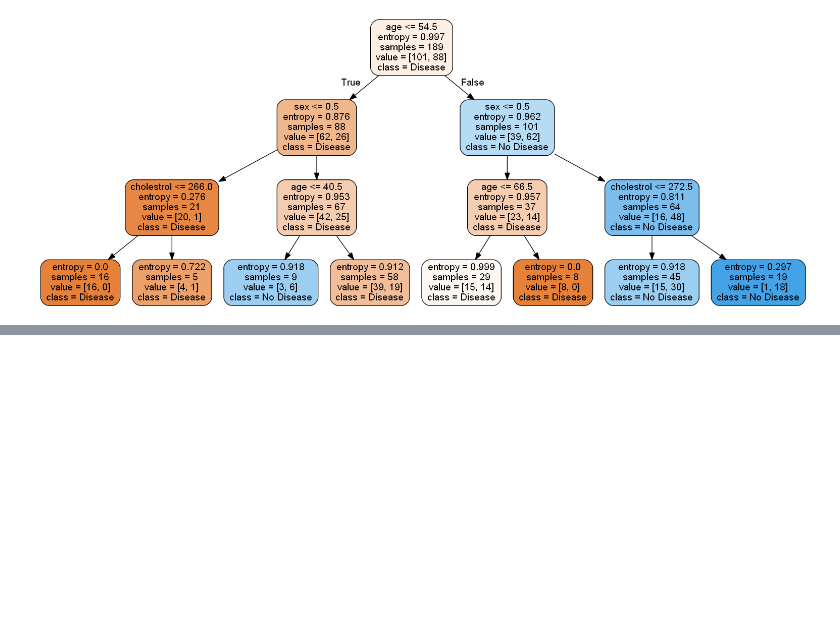
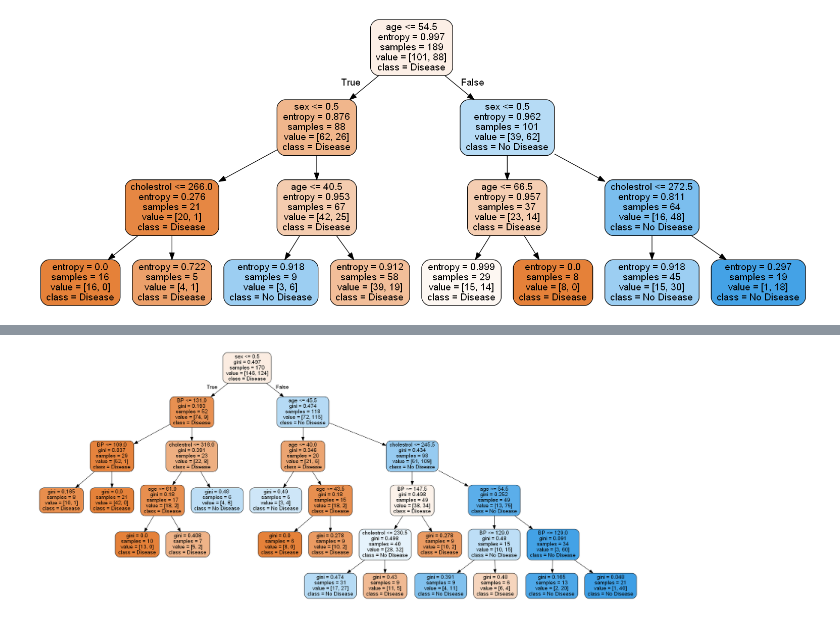
Before and after one commit to Punya-B-R/Heart-Disease-Predictor, a Jupyter notebook: Heart+Disease+Prediction.ipynb, the cells around one changed output, grey strips where cells are left out. Saved outputs shown, nothing was run; the diff lists cells and outputs as text; code cells hidden in the pictures; blank space fills up the shorter version.

```diff
--- a/Heart+Disease+Prediction.ipynb
+++ b/Heart+Disease+Prediction.ipynb
@@ -322,0 +368,8 @@ Image(gph.create_png())
+# %%
+# Create the parameter grid based on the results of random search
+params = {
+    'max_depth': [1, 2, 5, 10, 20],
+    'min_samples_leaf': [5, 10, 20, 50, 100],
+    'max_features': [2,3,4],
+    'n_estimators': [10, 30, 50, 100, 200]
+}
@@ -322,0 +425,5 @@ Image(gph.create_png())
+# %%
+gph = get_dt_graph(rf_best.estimators_[0])
+Image(gph.create_png(), height=600, width=600)
+# %% [output]
+[figure, added]
```
Also changed, not shown: parts of 29 cells of this notebook.
